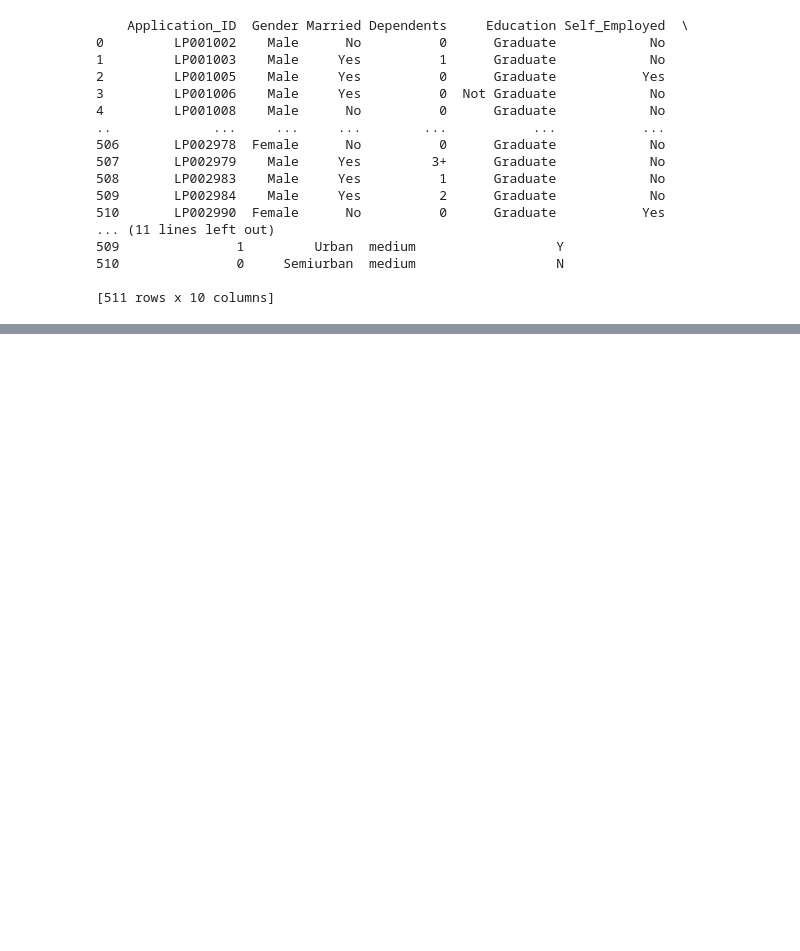
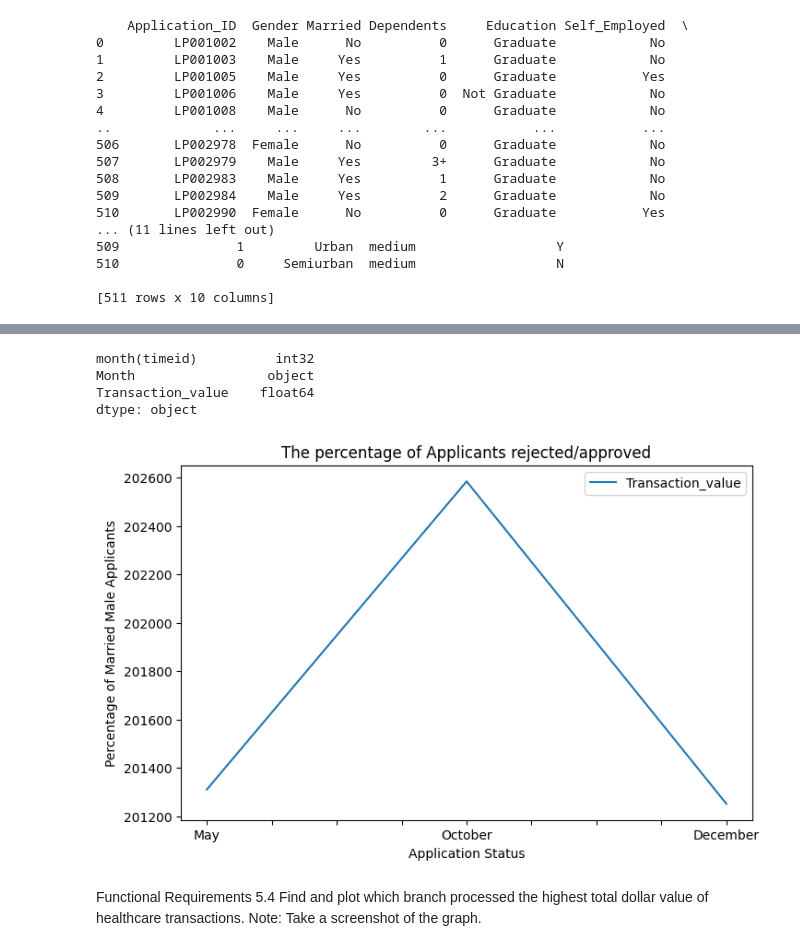
Before and after one commit to Shweta-rg/CapstoneETL, a Jupyter notebook: loanAPI.ipynb, the cells around one changed output, grey strips where cells are left out. Saved outputs shown, nothing was run; the diff lists cells and outputs as text; code cells hidden in the pictures; blank space fills up the shorter version.

```diff
--- a/loanAPI.ipynb
+++ b/loanAPI.ipynb
@@ -84,0 +202,15 @@ sploanDF.write.format("jdbc") \
+# %%
+query3 = "(SELECT month(timeid),MONTHNAME(timeid) AS Month, round(sum(TRANSACTION_value),2) AS Transaction_value \
+            FROM cdw_sapp_credit_card \
+            GROUP BY substr(timeid,1,6) \
+            ORDER BY sum(TRANSACTION_value) DESC \
+            LIMIT 3) as a"
+
+sp_sql3 = spark.read.format("jdbc") \
+  .option("url", "jdbc:mysql://localhost:3306/creditcard_capstone") \
+  .option("user", "root") \
+  .option("password", "password") \
+  .option("dbtable", query3) \
+  .load()
+
+sp_sql3.show()
@@ -84,0 +225,25 @@ sploanDF.write.format("jdbc") \
+# %%
+import matplotlib.pyplot as plt
+
+pd_sql3 = sp_sql3.toPandas()
+pd_sql3.sort_values(by='month(timeid)', inplace=True)
+
+# pd_sql1.reset_index(inplace=True)
+pd_sql3['Transaction_value'] = pd_sql3['Transaction_value'].astype('float')
+print(pd_sql3.dtypes)
+
+pd_sql3.plot(kind='line', x='Month', y='Transaction_value', figsize=(8,5))
+plt.title('The percentage of Applicants rejected/approved')
+plt.xlabel('Application Status')
+plt.ylabel('Percentage of Married Male Applicants')
+plt.show()
+# %% [output]
+month(timeid)          int32
+Month                 object
+Transaction_value    float64
+dtype: object
+[figure, added]
+# %% [markdown]
+Functional Requirements 5.4
+Find and plot which branch processed the highest total dollar value of healthcare transactions.
+Note: Take a screenshot of the graph.
```
Also changed, not shown: parts of 12 cells of this notebook.
